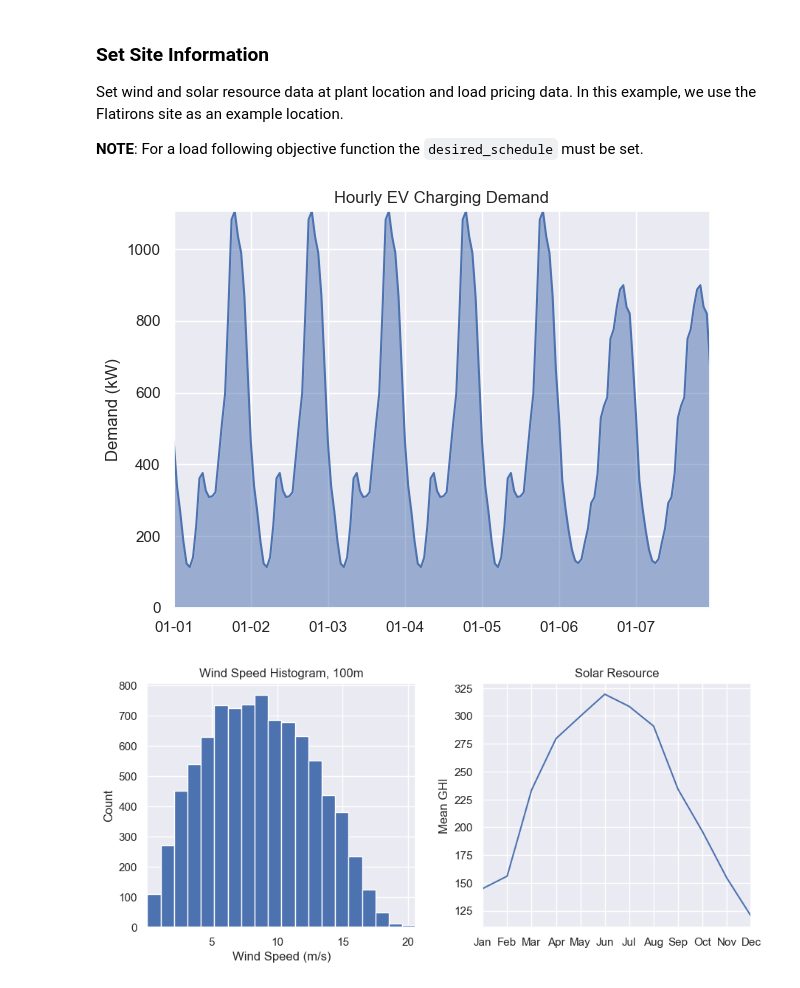
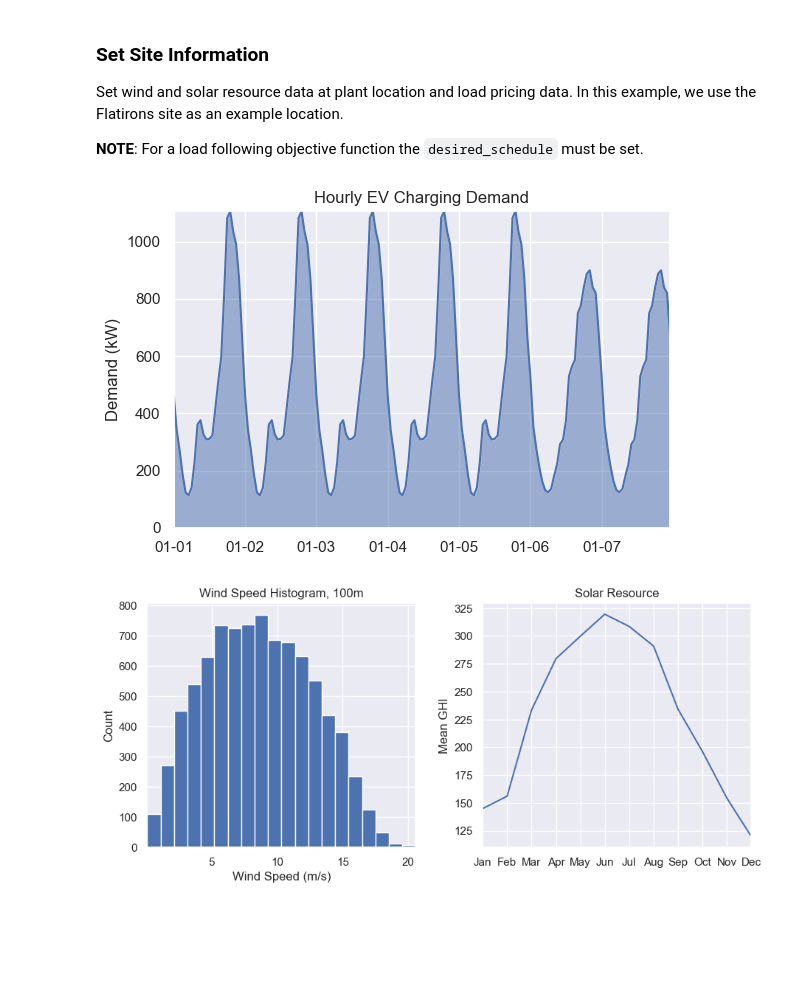
Before and after one commit to camirmas/HOPP, a Jupyter notebook: ev/notebooks/ev-load-following-battery.ipynb, the cells around one changed output. Saved outputs shown, nothing was run; the diff lists cells and outputs as text; code cells hidden in the pictures; blank space fills up the shorter version.

```diff
--- a/ev/notebooks/ev-load-following-battery.ipynb
+++ b/ev/notebooks/ev-load-following-battery.ipynb
@@ -43,28 +43,28 @@ ev_load = pd.read_csv("../data/boulder_demand_evi.csv", header=None)
 # %%
 dates = pd.date_range(start="2022-01-01", end="2023-01-01", freq="H")
 # %%
-fig, ax = plt.subplots()
+fig, ax = plt.subplots(figsize=(6, 4))
 periods = 24 * 7
 load = ev_load.iloc[:periods, 0]
 
 ax.plot(dates[:periods], load)
 ax.fill_between(dates[:periods], 0, load, alpha=0.5)
 
 ax.xaxis.set_major_locator(mdates.DayLocator(interval=1))
 ax.xaxis.set_major_formatter(mdates.DateFormatter('%m-%d'))
 
 ax.set_title("Hourly EV Charging Demand")
 ax.set_ylabel("Demand (kW)")
 
 ax.set_xmargin(0)
 ax.set_ymargin(0)
 
 fig.tight_layout()
 figs["hourly_demand"] = fig
 
 plt.show()
 # %% [output]
-[figure, old version]
+[figure, new version]
 # %%
 DEFAULT_SOLAR_RESOURCE_FILE = ROOT_DIR.parent / "resource_files" / "solar" / "35.2018863_-101.945027_psmv3_60_2012.csv"
 DEFAULT_WIND_RESOURCE_FILE = ROOT_DIR.parent / "resource_files" / "wind" / "35.2018863_-101.945027_windtoolkit_2012_60min_80m_100m.srw"
```
Also changed, not shown: parts of 6 cells of this notebook, 11 other files.
